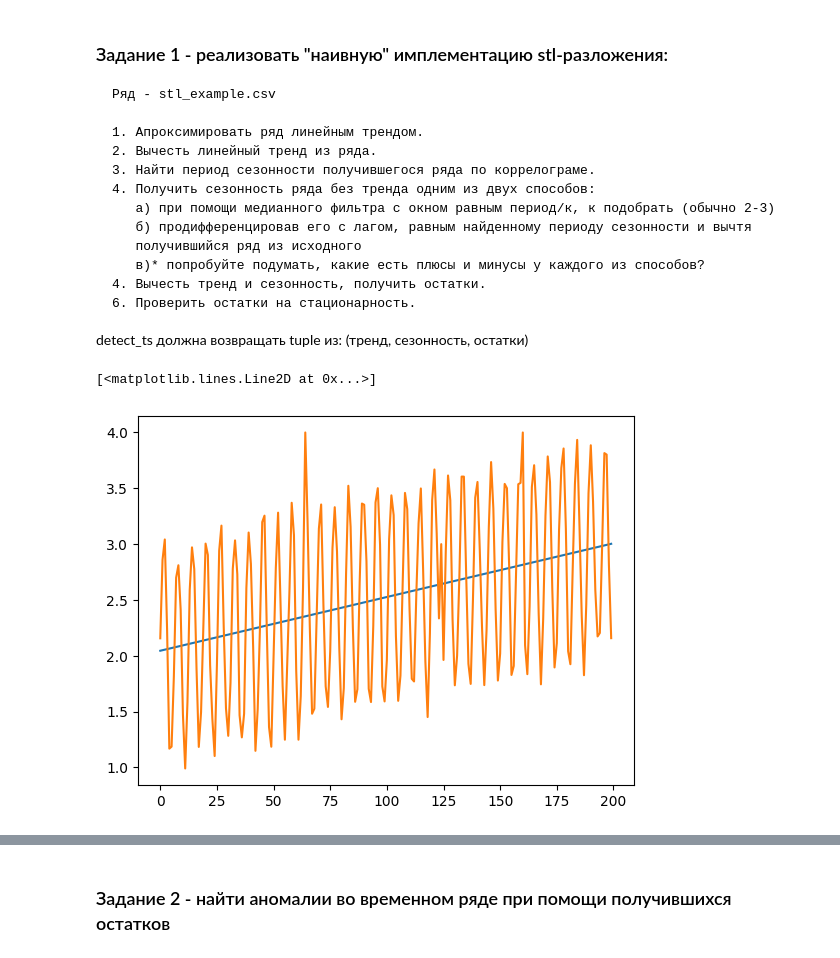
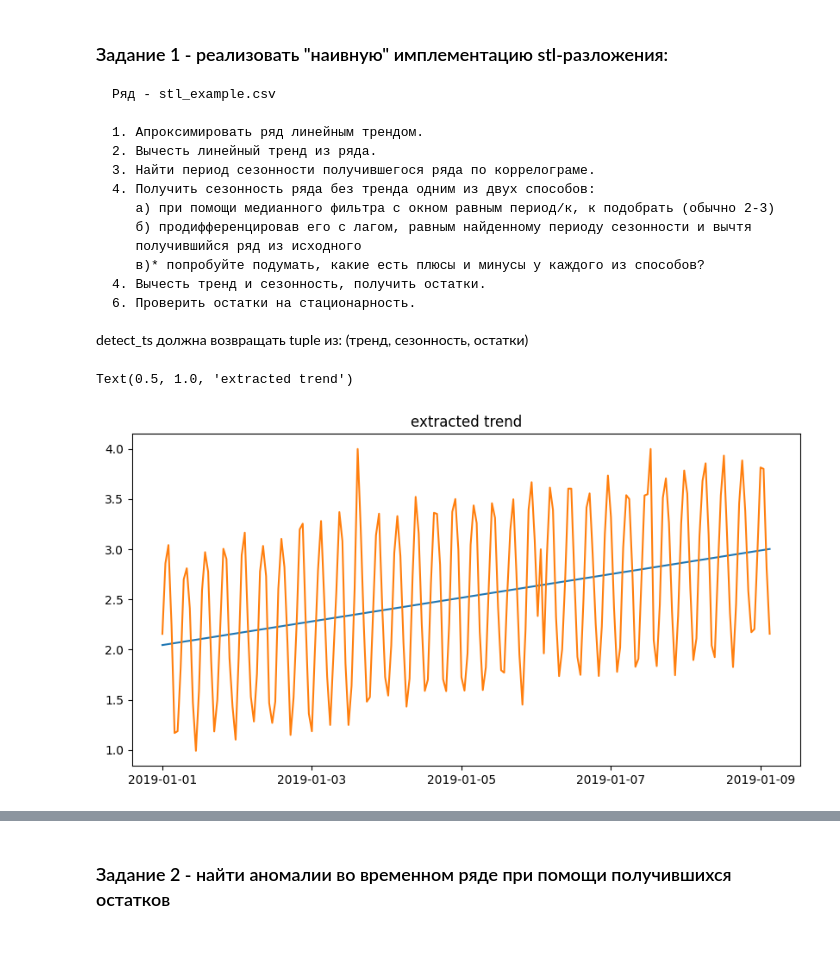
Before and after one commit to npopovv/time_series_course, a Jupyter notebook: week_1/stl.ipynb, the cells around one changed output, grey strips where cells are left out. Cells and saved outputs as stored; diff of their text form; code cells hidden in the pictures.

```diff
--- a/week_1/stl.ipynb
+++ b/week_1/stl.ipynb
@@ -128,10 +128,14 @@ def extract_trend(ts: pd.Series):
     x = np.arange(len(ts))
     k, b = np.linalg.lstsq(np.vstack([x, np.ones(len(x))]).T, ts.values, rcond=None)[0]
     trend = k * x + b
-    return pd.Series(trend), k, b
+    return pd.Series(trend, index = ts.index), k, b
-# %%
-plt.plot(x, extract_trend(ts)[0])
-plt.plot(x, ts.values)
-# %% [output]
-[<matplotlib.lines.Line2D at 0x...>]
-[figure, removed]
+# %%
+trend = extract_trend(ts)[0]
+fig, ax = plt.subplots(figsize=(10, 5))
+ax.plot(ts.index, trend)
+ax.plot(ts.index, ts.values)
+ax.set_xticks(ts.index[::49])
+ax.set_title('extracted trend')
+# %% [output]
+Text(0.5, 1.0, 'extracted trend')
+[figure, added]
```
Also changed, not shown: parts of 33 cells of this notebook, 1 other file.
